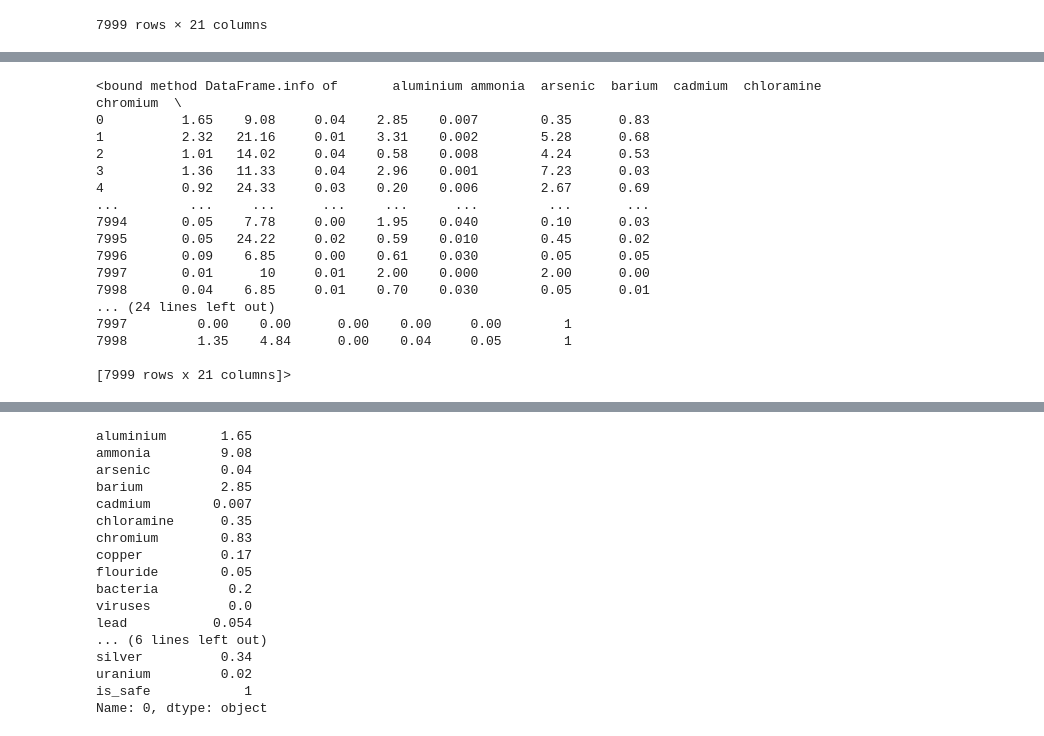
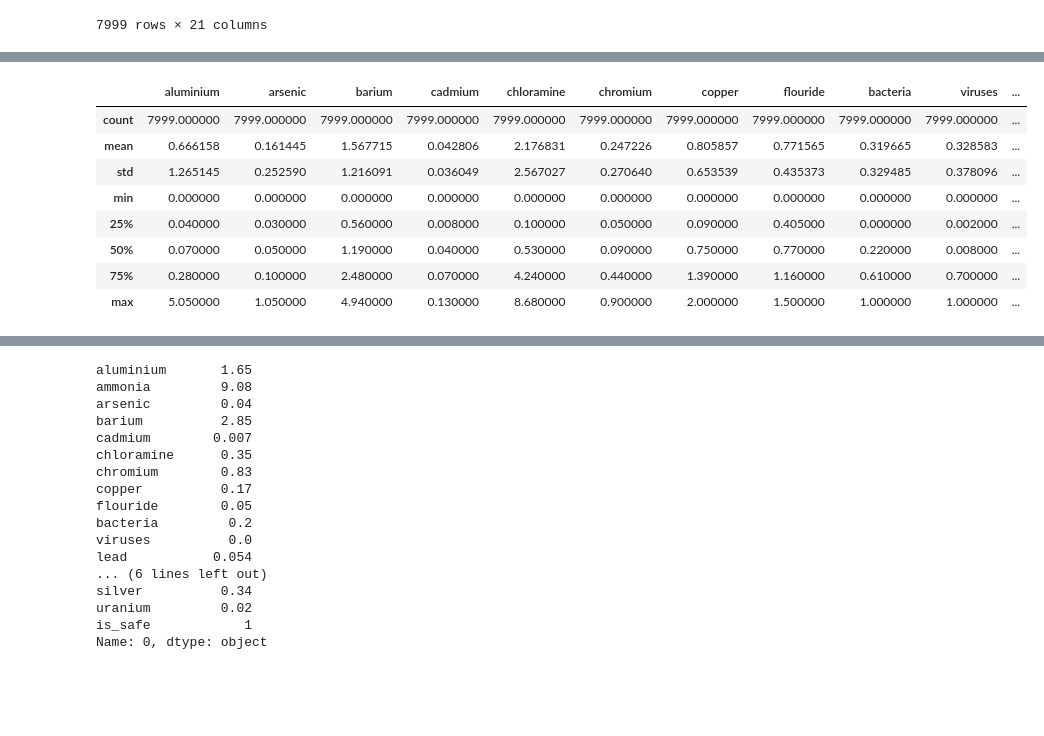
Before and after one commit to NamelessHatred/practottotototo5, a Jupyter notebook: practos.ipynb, the cells around one changed output, grey strips where cells are left out. Drawn from its saved outputs; the diff is of its cells as text; code cells hidden in the pictures; blank space fills up the shorter version.

Commit message:
Теперь описание кода более подробное (особенно head, describe и info)

```diff
--- a/practos.ipynb
+++ b/practos.ipynb
@@ -139,22 +147,15 @@ df.drop_duplicates() #Удаляет дубликаты
 # %%
 import pandas as dp #импорт pandas для того чтобы работать с этой библиотекой
 df = dp.read_csv('waterQuality1.csv') #читает таблицу/файл
-df.info #проводит анализ
+df.describe() #Функция возвращает основные статистические показатели для каждого числового столбца датасета элементов.
+#Вывели показатели таблицы с помощью describe(), такие как количество, среднее значение, стандартное отклонение, минимальное и максимальное значения, медиана и квартили.
 # %% [output]
-<bound method DataFrame.info of       aluminium ammonia  arsenic  barium  cadmium  chloramine  chromium  \
-0          1.65    9.08     0.04    2.85    0.007        0.35      0.83
-1          2.32   21.16     0.01    3.31    0.002        5.28      0.68
-2          1.01   14.02     0.04    0.58    0.008        4.24      0.53
-3          1.36   11.33     0.04    2.96    0.001        7.23      0.03
-4          0.92   24.33     0.03    0.20    0.006        2.67      0.69
-...         ...     ...      ...     ...      ...         ...       ...
-7994       0.05    7.78     0.00    1.95    0.040        0.10      0.03
-7995       0.05   24.22     0.02    0.59    0.010        0.45      0.02
-7996       0.09    6.85     0.00    0.61    0.030        0.05      0.05
-7997       0.01      10     0.01    2.00    0.000        2.00      0.00
-7998       0.04    6.85     0.01    0.70    0.030        0.05      0.01
-... (24 lines left out)
-7997         0.00    0.00      0.00    0.00     0.00        1
-7998         1.35    4.84      0.00    0.04     0.05        1
-
-[7999 rows x 21 columns]>
+|  | aluminium | arsenic | barium | cadmium | chloramine | chromium | copper | flouride | bacteria | viruses | ... |
+| count | 7999.000000 | 7999.000000 | 7999.000000 | 7999.000000 | 7999.000000 | 7999.000000 | 7999.000000 | 7999.000000 | 7999.000000 | 7999.000000 | ... |
+| mean | 0.666158 | 0.161445 | 1.567715 | 0.042806 | 2.176831 | 0.247226 | 0.805857 | 0.771565 | 0.319665 | 0.328583 | ... |
+| std | 1.265145 | 0.252590 | 1.216091 | 0.036049 | 2.567027 | 0.270640 | 0.653539 | 0.435373 | 0.329485 | 0.378096 | ... |
+| min | 0.000000 | 0.000000 | 0.000000 | 0.000000 | 0.000000 | 0.000000 | 0.000000 | 0.000000 | 0.000000 | 0.000000 | ... |
+| 25% | 0.040000 | 0.030000 | 0.560000 | 0.008000 | 0.100000 | 0.050000 | 0.090000 | 0.405000 | 0.000000 | 0.002000 | ... |
+| 50% | 0.070000 | 0.050000 | 1.190000 | 0.040000 | 0.530000 | 0.090000 | 0.750000 | 0.770000 | 0.220000 | 0.008000 | ... |
+| 75% | 0.280000 | 0.100000 | 2.480000 | 0.070000 | 4.240000 | 0.440000 | 1.390000 | 1.160000 | 0.610000 | 0.700000 | ... |
+| max | 5.050000 | 1.050000 | 4.940000 | 0.130000 | 8.680000 | 0.900000 | 2.000000 | 1.500000 | 1.000000 | 1.000000 | ... |
```
Also changed, not shown: parts of 4 cells of this notebook.
